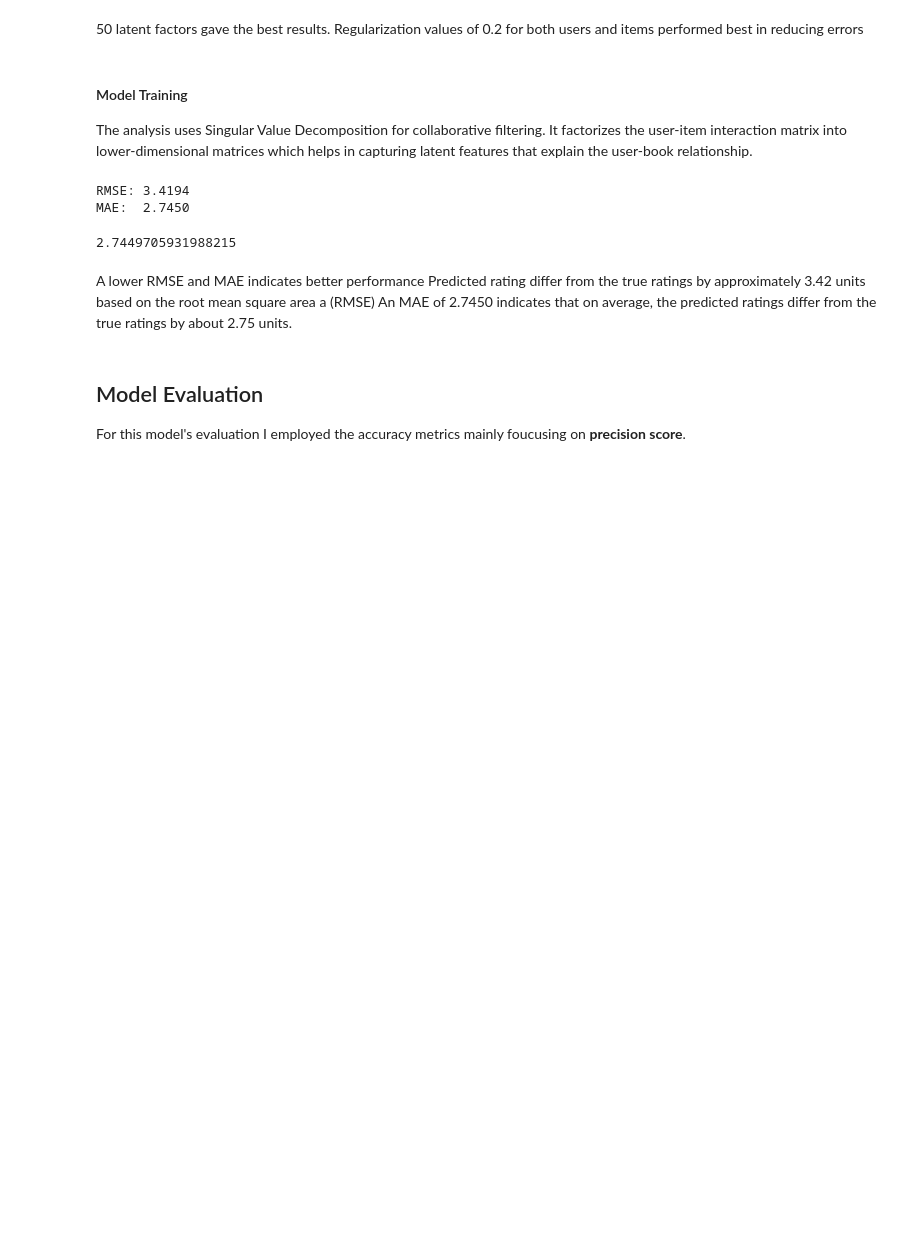
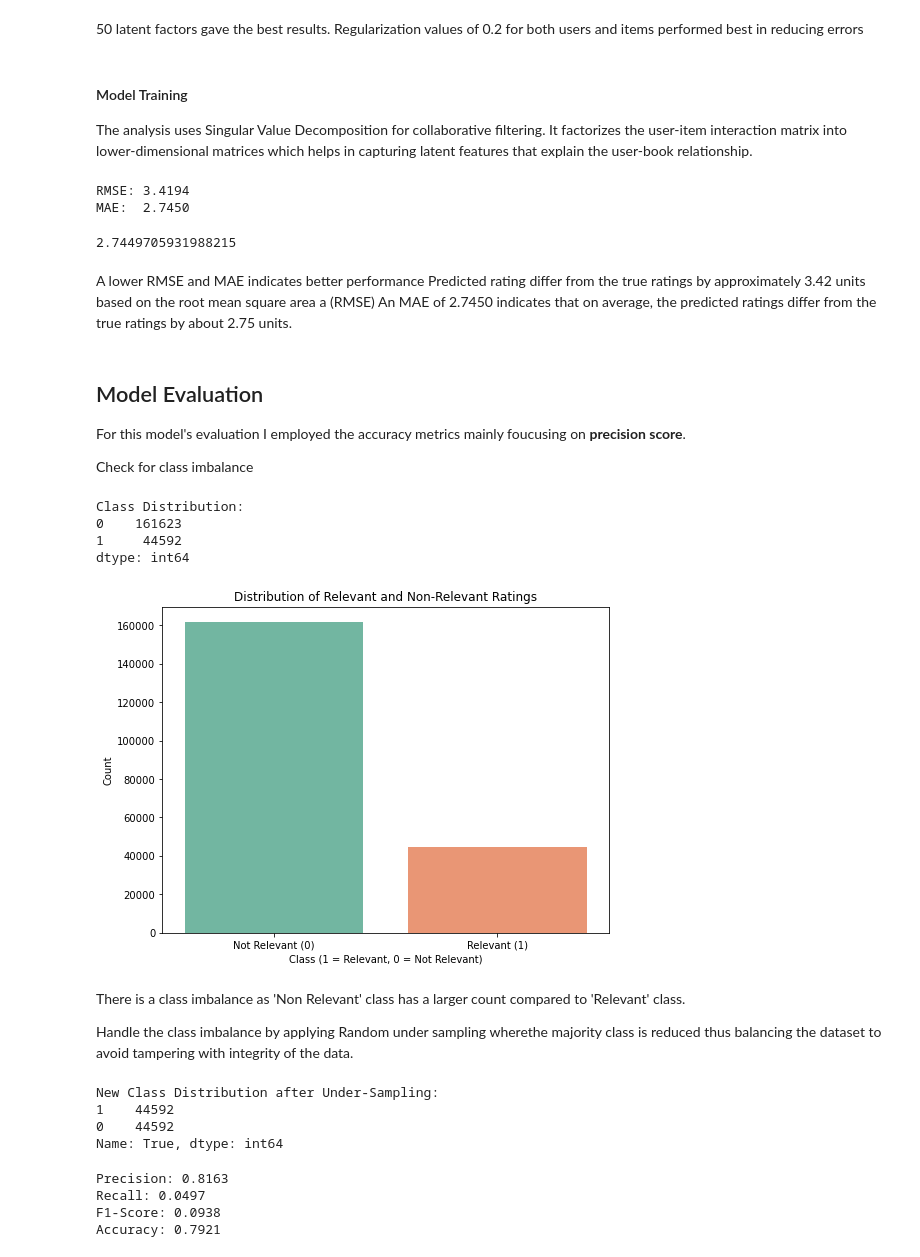
Before and after one commit to aritamichael/Final_Project_4_Moringa, a Jupyter notebook: index.ipynb, the cells around one changed output. Drawn from its saved outputs; the diff is of its cells as text; code cells hidden in the pictures; blank space fills up the shorter version.

Commit message:
analysing relevant and non -relevent class

```diff
--- a/index.ipynb
+++ b/index.ipynb
@@ -977,11 +978,82 @@ the predicted ratings differ from the true ratings by about 2.75 units.
 # %% [markdown]
 ## Model Evaluation
 For this model's evaluation I employed the accuracy metrics mainly foucusing on **precision score**.
+
+
+Check for class imbalance
 # %%
-#For this metrics we first need to class the recommendations into 'Relevant' and 'Non relevant', with 1 and 0 respectfully, given a particular threshold thus to evaluate our model"s accuracy.
 #Convert Ratings to Binary (1 if relevant, 0 if not)
 # Define the threshold for relevance
-threshold = 7
+threshold = 8
 
 binary_true = [1 if rating >= threshold else 0 for rating in true_ratings]
 binary_predicted = [1 if rating >= threshold else 0 for rating in predicted_ratings]
+# %%
+#Check the distribution of classes
+class_distribution = pd.Series(binary_true).value_counts()
+
+# Display the distribution
+print("Class Distribution:")
+print(class_distribution)
+# %% [output]
+Class Distribution:
+0    161623
+1     44592
+dtype: int64
+# %%
+#Check distribution of classes for class imbalance
+
+# Create a count plot
+plt.figure(figsize=(8, 6))
+sns.countplot(x=binary_true, palette='Set2')
+
+# Labeling the plot
+plt.xlabel('Class (1 = Relevant, 0 = Not Relevant)')
+plt.ylabel('Count')
+plt.title('Distribution of Relevant and Non-Relevant Ratings')
+plt.xticks(ticks=[0, 1], labels=['Not Relevant (0)', 'Relevant (1)'])
+plt.show()
+# %% [output]
+[figure, added]
+# %% [markdown]
+
+There is a class imbalance as 'Non Relevant' class has a larger count compared to 'Relevant' class.
+
+Handle the class imbalance by applying Random under sampling wherethe majority class is reduced thus balancing the dataset to avoid tampering with integrity of the data.
+# %%
+# Initialize the under-sampler
+under_sampler = RandomUnderSampler(random_state=42)
+
+# Create a DataFrame from binary ratings for resampling
+data = pd.DataFrame({'True': binary_true, 'Predicted': binary_predicted})
+
+# Apply under-sampling
+X_under, y_under = under_sampler.fit_resample(data[['Predicted']], data['True'])
+
+# Check new class distribution
+new_class_distribution = pd.Series(y_under).value_counts()
+print("New Class Distribution after Under-Sampling:")
+print(new_class_distribution)
+# %% [output]
+New Class Distribution after Under-Sampling:
+1    44592
+0    44592
+Name: True, dtype: int64
+# %%
+##### apply the evaluation metrics to evaluate the performance of the model.
+#Calculate Precision, Recall, and F1-Score
+precision = precision_score(binary_true, binary_predicted)
+recall = recall_score(binary_true, binary_predicted)
+f1 = f1_score(binary_true, binary_predicted)
+accuracy = accuracy_score(binary_true, binary_predicted)
+
+# Print the evaluation metrics
+print(f"Precision: {precision:.4f}")
+print(f"Recall: {recall:.4f}")
+print(f"F1-Score: {f1:.4f}")
+print(f"Accuracy: {accuracy:.4f}")
+# %% [output]
+Precision: 0.8163
+Recall: 0.0497
+F1-Score: 0.0938
+Accuracy: 0.7921
```
Also changed, not shown: parts of 2 cells of this notebook.
